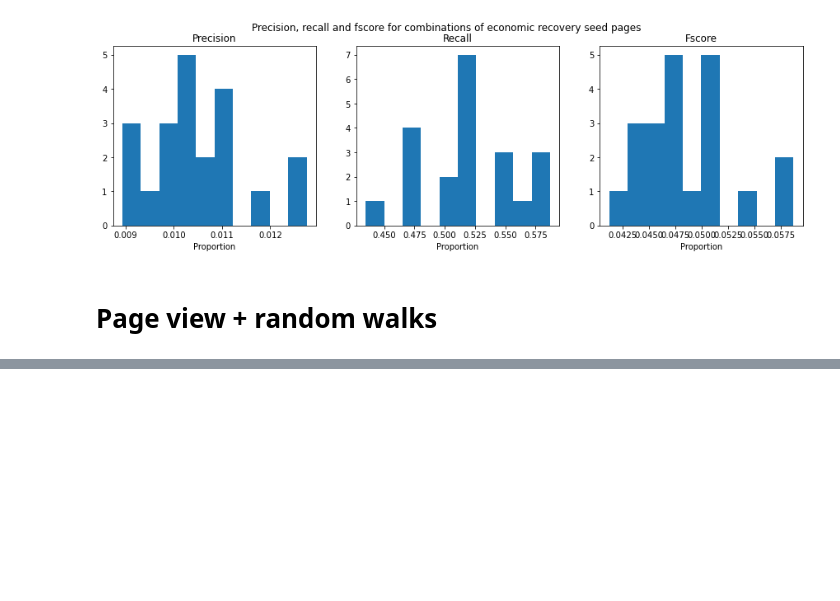
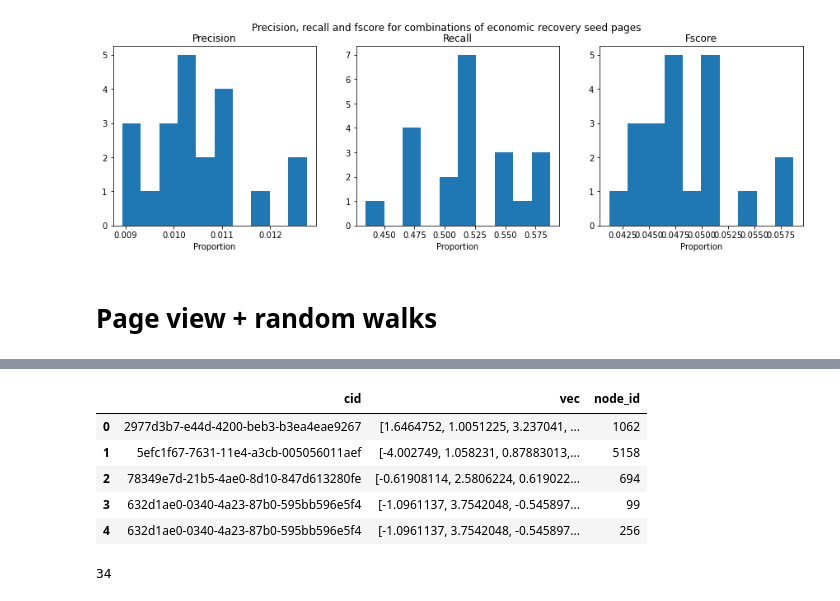
Before and after one commit to alphagov/govuk-wuj-network-analysis, a Jupyter notebook: notebooks/RandomWalks.ipynb, the cells around one changed output, grey strips where cells are left out. Cells and saved outputs as stored; diff of their text form; code cells hidden in the pictures; blank space fills up the shorter version.

```diff
--- a/notebooks/WUJ Community Detection.ipynb
+++ b/notebooks/RandomWalks.ipynb
@@ -959,0 +1009,16 @@ sorted(list(zip(fs, er_seed_samples)), key=lambda x: -x[0])[:5]
+# %%
+# get networkx graph
+G2 = nx.read_gpickle("../data/processed/functional_session_hit_directed_graph_er_cid.gpickle")
+
+# get adjacency matrix of G
+A2 = nx.adj_matrix(G2, weight=None)
+# %%
+# reformat the graph to make it compliant with existing random walk functions
+# i.e. add the path to a name property and set the index to be a number
+
+for index,data in G2.nodes(data=True):
+    data['properties'] = dict()
+    data['properties']['name'] = index
+
+
+G2 = nx.convert_node_labels_to_integers(G2, first_label=0, ordering='default', label_attribute=None)
@@ -959,0 +1040,12 @@ sorted(list(zip(fs, er_seed_samples)), key=lambda x: -x[0])[:5]
+# %%
+n2v = pd.read_csv('../data/processed/n2v_node_embeddings_weighted_Nov12',
+                  sep=' ',
+                  skiprows=1,
+                  header=None)
+
+n2v.rename(columns={0:'cid'}, inplace=True)
+n2v['vec'] = n2v.iloc[:,1:].values.tolist()
+n2v['vec'] = n2v['vec'].apply(np.array)
+n2v.drop(n2v.columns[1:-1], axis=1, inplace=True)
+
+n2v.head()
@@ -959,0 +1059,6 @@ sorted(list(zip(fs, er_seed_samples)), key=lambda x: -x[0])[:5]
+# %%
+node_ids = pd.DataFrame({
+                        'node_id': [n[0] for n in list(G2.nodes(data=True))],
+                        'cid': [n[1]['cid'] for n in list(G2.nodes(data=True))]
+                        })
+node_ids.head()
@@ -959,0 +1072,10 @@ sorted(list(zip(fs, er_seed_samples)), key=lambda x: -x[0])[:5]
+# %%
+n2v = n2v.merge(node_ids, on='cid')
+n2v.head()
+# %% [output]
+|  | cid | vec | node_id |
+| 0 | 2977d3b7-e44d-4200-beb3-b3ea4eae9267 | [1.6464752, 1.0051225, 3.237041, ... | 1062 |
+| 1 | 5efc1f67-7631-11e4-a3cb-005056011aef | [-4.002749, 1.058231, 0.87883013,... | 5158 |
+| 2 | 78349e7d-21b5-4ae0-8d10-847d613280fe | [-0.61908114, 2.5806224, 0.619022... | 694 |
+| 3 | 632d1ae0-0340-4a23-87b0-595bb596e5f4 | [-1.0961137, 3.7542048, -0.545897... | 99 |
+| 4 | 632d1ae0-0340-4a23-87b0-595bb596e5f4 | [-1.0961137, 3.7542048, -0.545897... | 256 |
@@ -959,0 +1095,6 @@ sorted(list(zip(fs, er_seed_samples)), key=lambda x: -x[0])[:5]
+# %%
+G2_pages = [node[1]['properties']['name'] for node in G2_nodes]
+er_pages_2 = [page for page in er_pages if page in G2_pages]
+len(er_pages_2)
+# %% [output]
+34
```
Also changed, not shown: parts of 26 cells of this notebook.
